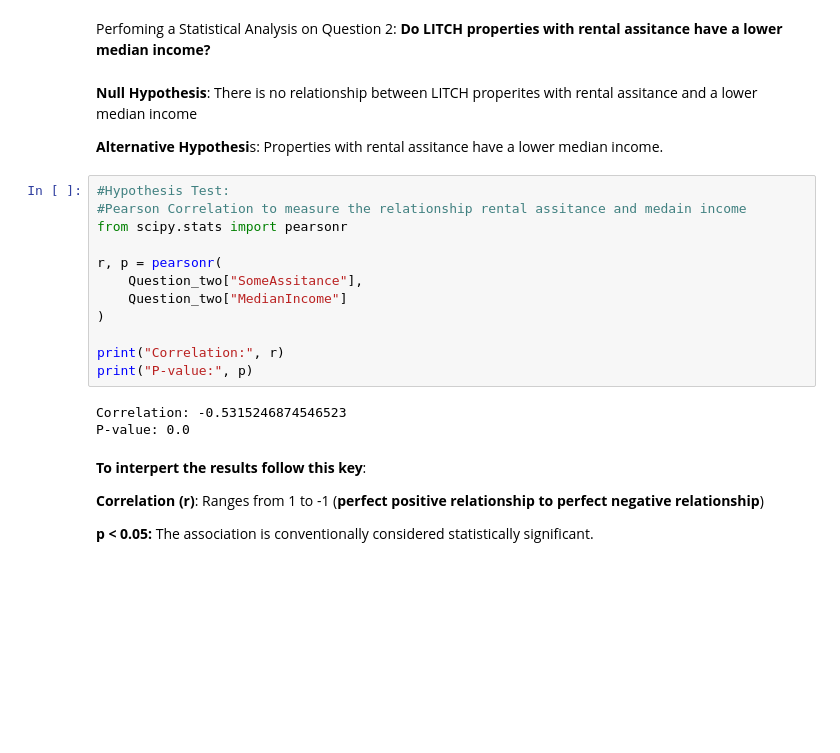
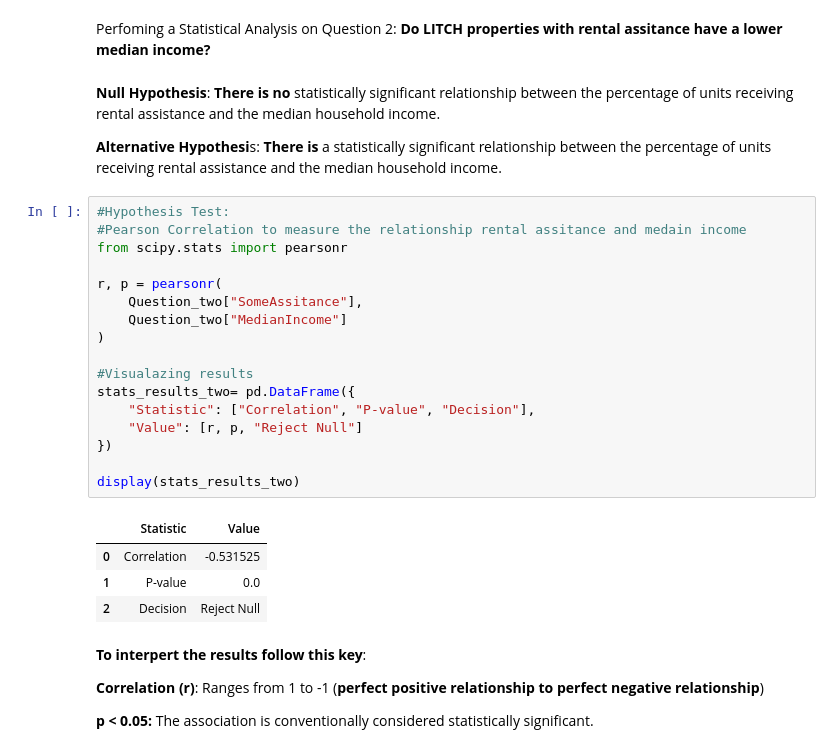
Before and after one commit to bitriagaleonela40-cmd/housing-research, a Jupyter notebook: Housing.ipynb, the cells around one changed output. Drawn from its saved outputs; the diff is of its cells as text; blank space fills up the shorter version.

```diff
--- a/Housing.ipynb
+++ b/Housing.ipynb
@@ -575,24 +580,31 @@ Question_two.describe()
 # %% [markdown]
 Perfoming a Statistical Analysis on Question 2: **Do LITCH properties with  rental assitance have a lower median income?**
 # %% [markdown]
-**Null Hypothesis**: There is no relationship between LITCH properites with rental assitance and a lower median income
+**Null Hypothesis**: **There is no** statistically significant relationship between the percentage of units receiving rental assistance and the median household income.
 
-**Alternative Hypothesi**s: Properties with rental assitance have a lower median income.
+**Alternative Hypothesi**s: **There is** a statistically significant relationship between the percentage of units receiving rental assistance and the median household income.
 # %%
 #Hypothesis Test:
 #Pearson Correlation to measure the relationship rental assitance and medain income
 from scipy.stats import pearsonr
 
 r, p = pearsonr(
     Question_two["SomeAssitance"],
     Question_two["MedianIncome"]
 )
 
-print("Correlation:", r)
-print("P-value:", p)
+#Visualazing results
+stats_results_two= pd.DataFrame({
+    "Statistic": ["Correlation", "P-value", "Decision"],
+    "Value": [r, p, "Reject Null"]
+})
+
+display(stats_results_two)
 # %% [output]
-Correlation: -0.5315246874546523
-P-value: 0.0
+|  | Statistic | Value |
+| 0 | Correlation | -0.531525 |
+| 1 | P-value | 0.0 |
+| 2 | Decision | Reject Null |
 # %% [markdown]
 **To interpert the results follow this key**:
 
```
Also changed, not shown: parts of 4 cells of this notebook.
